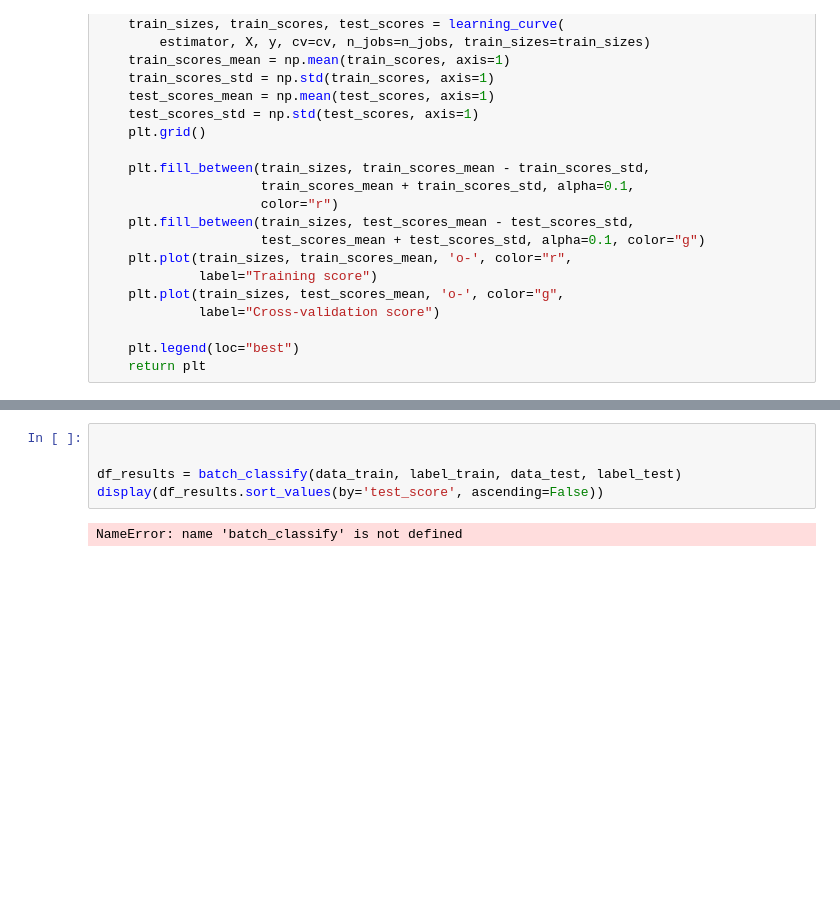
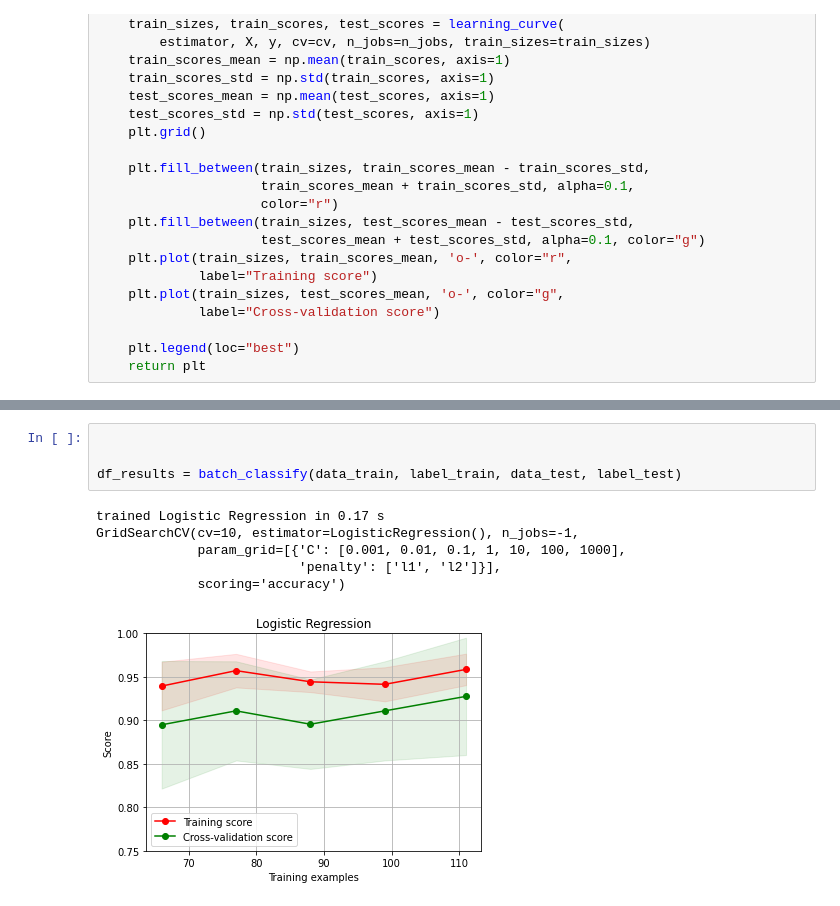
Before and after one commit to tirth0/ML-Lab, a Jupyter notebook: classification.ipynb, the cells around one changed output, grey strips where cells are left out. Saved outputs shown, nothing was run; the diff lists cells and outputs as text; blank space fills up the shorter version.

```diff
--- a/classification.ipynb
+++ b/classification.ipynb
@@ -207,7 +208,11 @@ def batch_classify(X_train, Y_train, X_test, Y_test, verbose = True):
 # %%
 
 
 df_results = batch_classify(data_train, label_train, data_test, label_test)
-display(df_results.sort_values(by='test_score', ascending=False))
 # %% [output]
-NameError: name 'batch_classify' is not defined
+trained Logistic Regression in 0.17 s
+GridSearchCV(cv=10, estimator=LogisticRegression(), n_jobs=-1,
+             param_grid=[{'C': [0.001, 0.01, 0.1, 1, 10, 100, 1000],
+                          'penalty': ['l1', 'l2']}],
+             scoring='accuracy')
+[figure, added]
```
Also changed, not shown: parts of 3 cells of this notebook.
